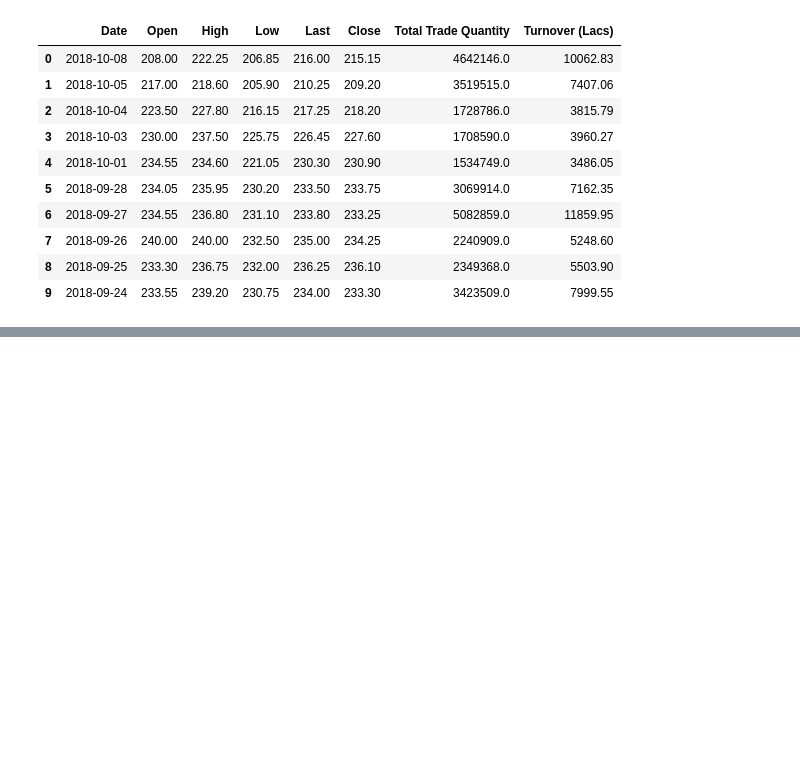
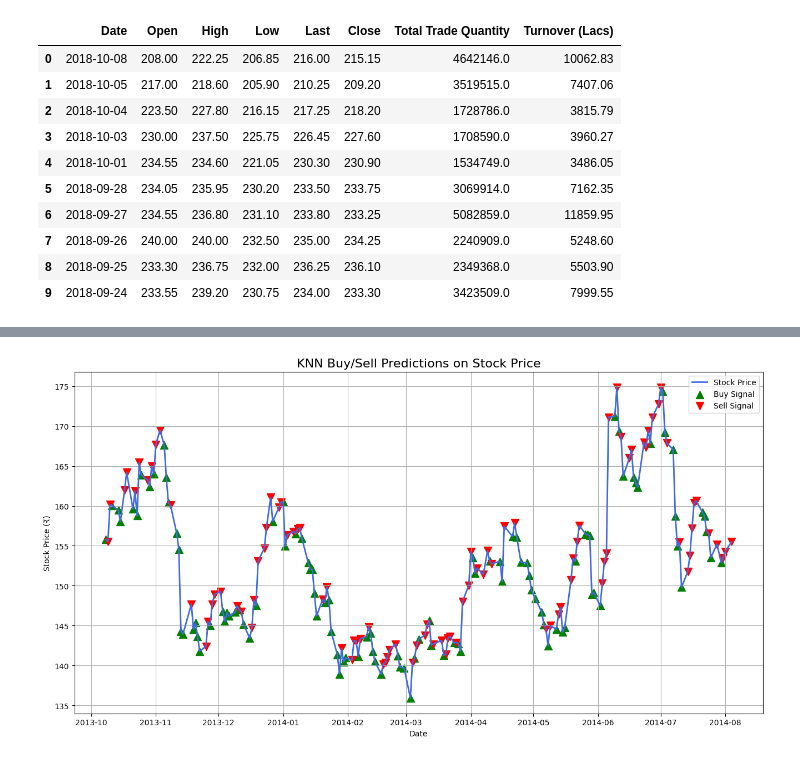
Before and after one commit to aleckovice/StockPricePrediction, a Jupyter notebook: stock_price.ipynb, the cells around one changed output, grey strips where cells are left out. Drawn from its saved outputs; the diff is of its cells as text; code cells hidden in the pictures; blank space fills up the shorter version.

```diff
--- a/stock_price.ipynb
+++ b/stock_price.ipynb
@@ -38,0 +337,9 @@ data.head(10)
+# %%
+# Train KNN with the best k
+knn_best = KNeighborsClassifier(n_neighbors=9)
+knn_best.fit(X_train, y_train)
+y_pred_best = knn_best.predict(X_test)
+
+# Final model evaluation
+print(f"Optimized Accuracy: {accuracy_score(y_test, y_pred_best):.4f}")
+print(classification_report(y_test, y_pred_best))
@@ -38,0 +403,20 @@ data.head(10)
+# %%
+# Scatter Plot for Buy/Sell Predictions on Closing Price Chart
+plt.figure(figsize=(16, 8))
+plt.plot(data.index[-len(y_test):], data['Close'].iloc[-len(y_test):], label="Stock Price", color="royalblue", linewidth=2)
+
+# Plot buy signals
+buy_signals = data.index[-len(y_test):][y_pred_best == 1]
+sell_signals = data.index[-len(y_test):][y_pred_best == -1]
+
+plt.scatter(buy_signals, data['Close'].iloc[-len(y_test):][y_pred_best == 1], marker="^", color="green", label="Buy Signal", alpha=1, s=100)
+plt.scatter(sell_signals, data['Close'].iloc[-len(y_test):][y_pred_best == -1], marker="v", color="red", label="Sell Signal", alpha=1, s=100)
+
+plt.title("KNN Buy/Sell Predictions on Stock Price", fontsize=16)
+plt.xlabel("Date")
+plt.ylabel("Stock Price (₹)")
+plt.legend()
+plt.grid(True)
+plt.show()
+# %% [output]
+[figure, added]
```
Also changed, not shown: parts of 23 cells of this notebook.
